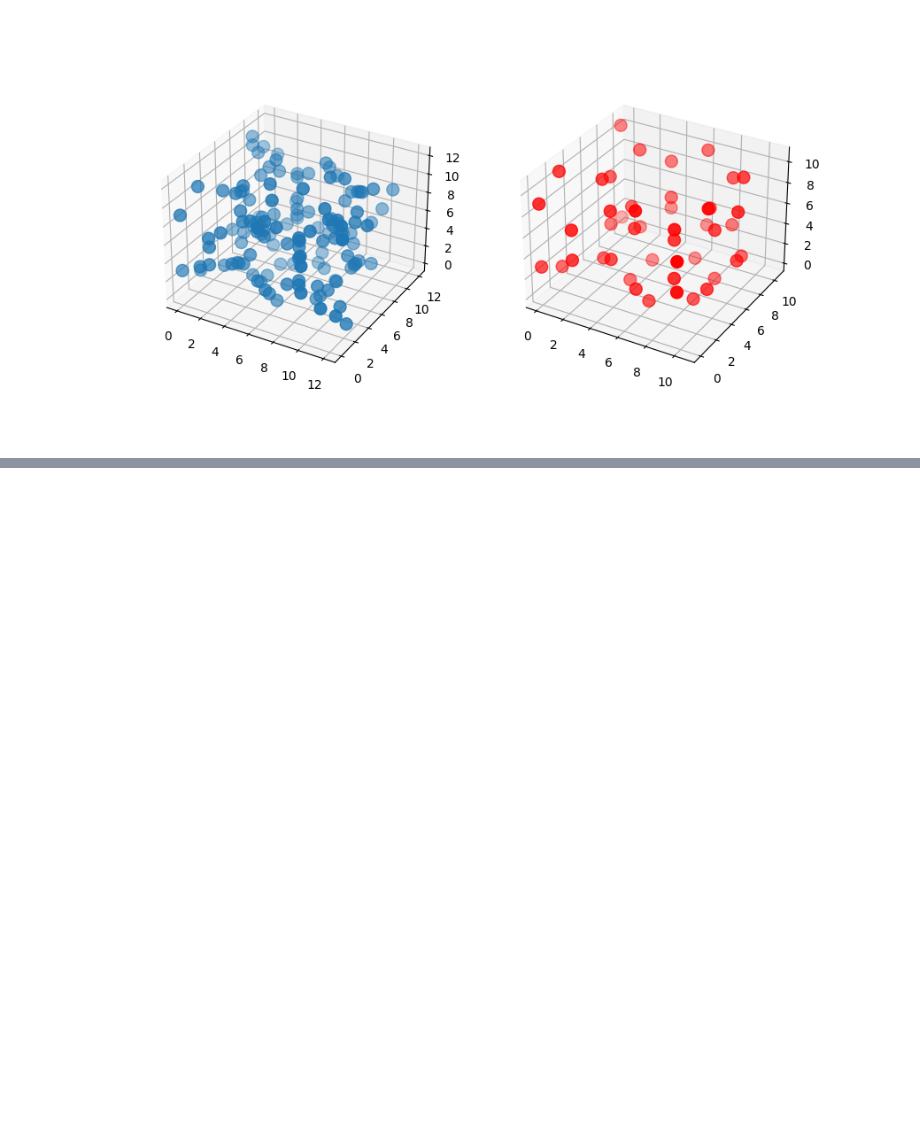
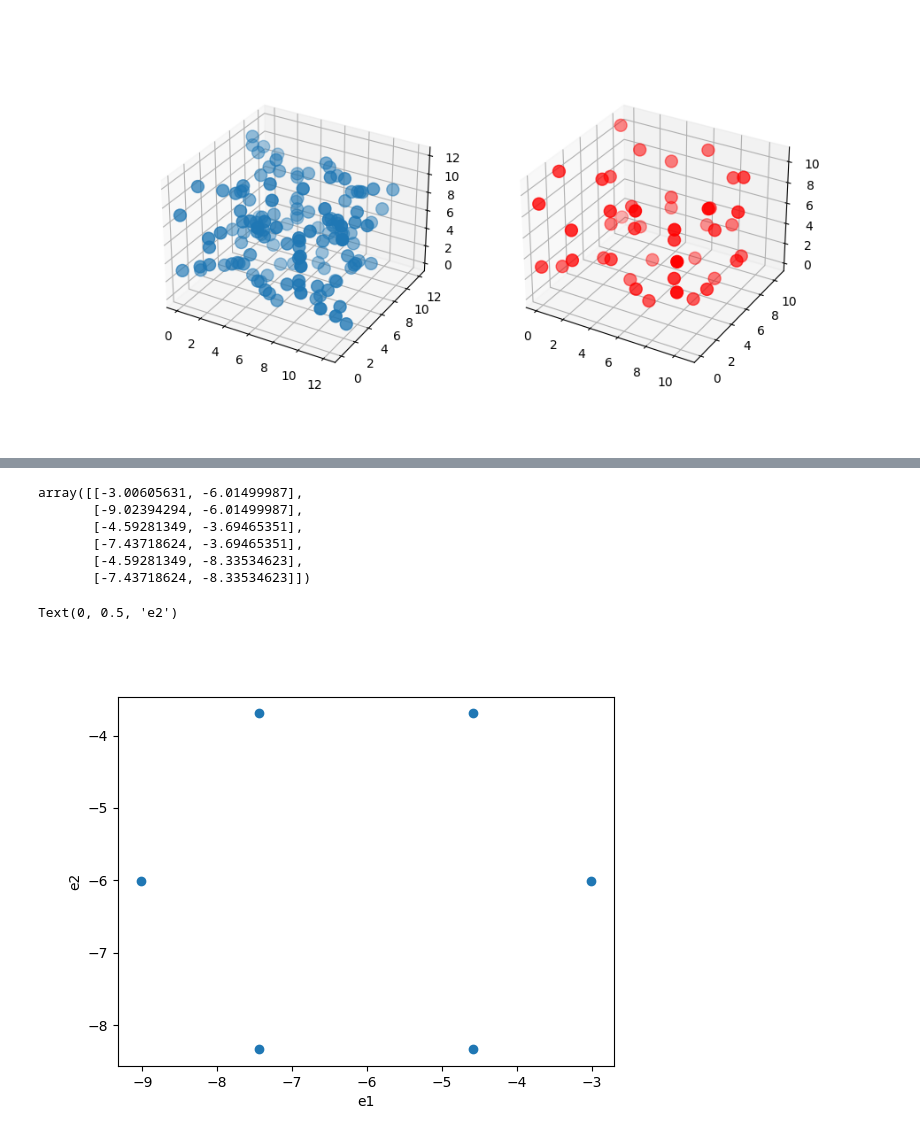
Before and after one commit to nicksmits1/chee494, a Jupyter notebook: RANSAC_plane_finder.ipynb, the cells around one changed output, grey strips where cells are left out. Drawn from its saved outputs; the diff is of its cells as text; code cells hidden in the pictures; blank space fills up the shorter version.

```diff
--- a/RANSAC_plane_finder.ipynb
+++ b/RANSAC_plane_finder.ipynb
@@ -112,0 +155,44 @@ plt.show()
+# %%
+# Point on the plane
+point_on_plane = np.array([0, 0, D])
+
+# Project points onto the plane
+def project_point(point, point_on_plane, normal_vector):
+    point_to_plane = point - point_on_plane
+    distance_to_plane = np.dot(point_to_plane, normal_vector)
+    projected_point = point - distance_to_plane * normal_vector
+    return projected_point
+
+# Project all points onto the plane using the funciton above
+projected_points = np.array([project_point(p, point_on_plane, normal_vector) for p in inlier_points])
+
+# Transform projected points to 2D coordinates
+def to_2d_coordinates(point, point_on_plane, v1, v2):
+    vector_from_plane = point - point_on_plane
+    u = np.dot(vector_from_plane, v1)
+    v = np.dot(vector_from_plane, v2)
+    return np.array([u, v])
+
+# Store the 2D coordinates of the inliers projected onto the plane in the e1 e2 coordinates
+points_2d = np.array([to_2d_coordinates(p, point_on_plane, e1, e2) for p in projected_points])
+# %%
+points_2d
+# %% [output]
+array([[-3.00605631, -6.01499987],
+       [-9.02394294, -6.01499987],
+       [-4.59281349, -3.69465351],
+       [-7.43718624, -3.69465351],
+       [-4.59281349, -8.33534623],
+       [-7.43718624, -8.33534623]])
+# %%
+# Plot the points on the isolated plane
+fig = plt.figure()
+ax = fig.add_subplot()
+
+ax.scatter(points_2d[:, 0], points_2d[:, 1],
+           marker='o')
+ax.set_xlabel("e1")
+ax.set_ylabel("e2")
+# %% [output]
+Text(0, 0.5, 'e2')
+[figure, added]
```
Also changed, not shown: parts of 21 cells of this notebook.
